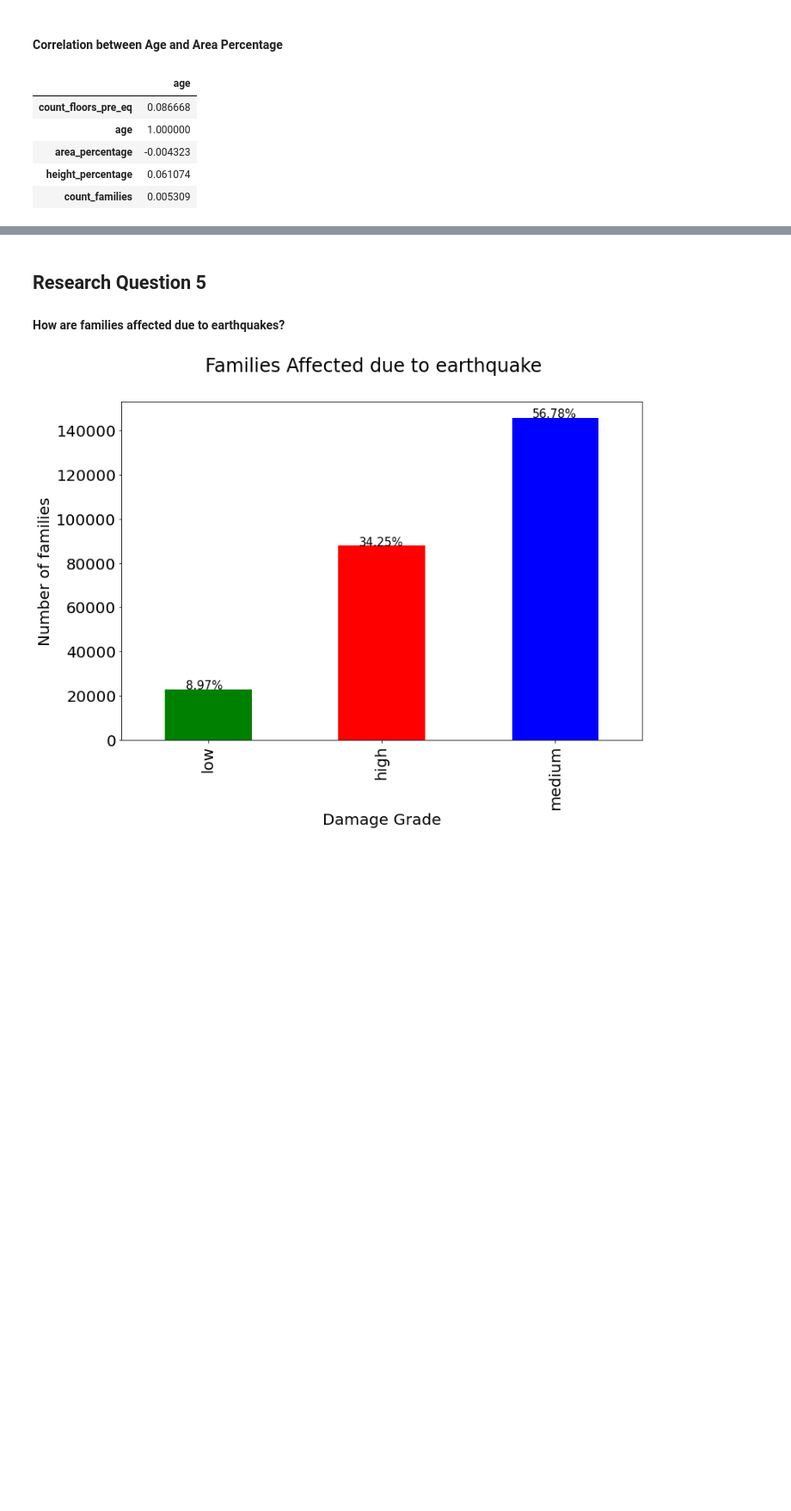
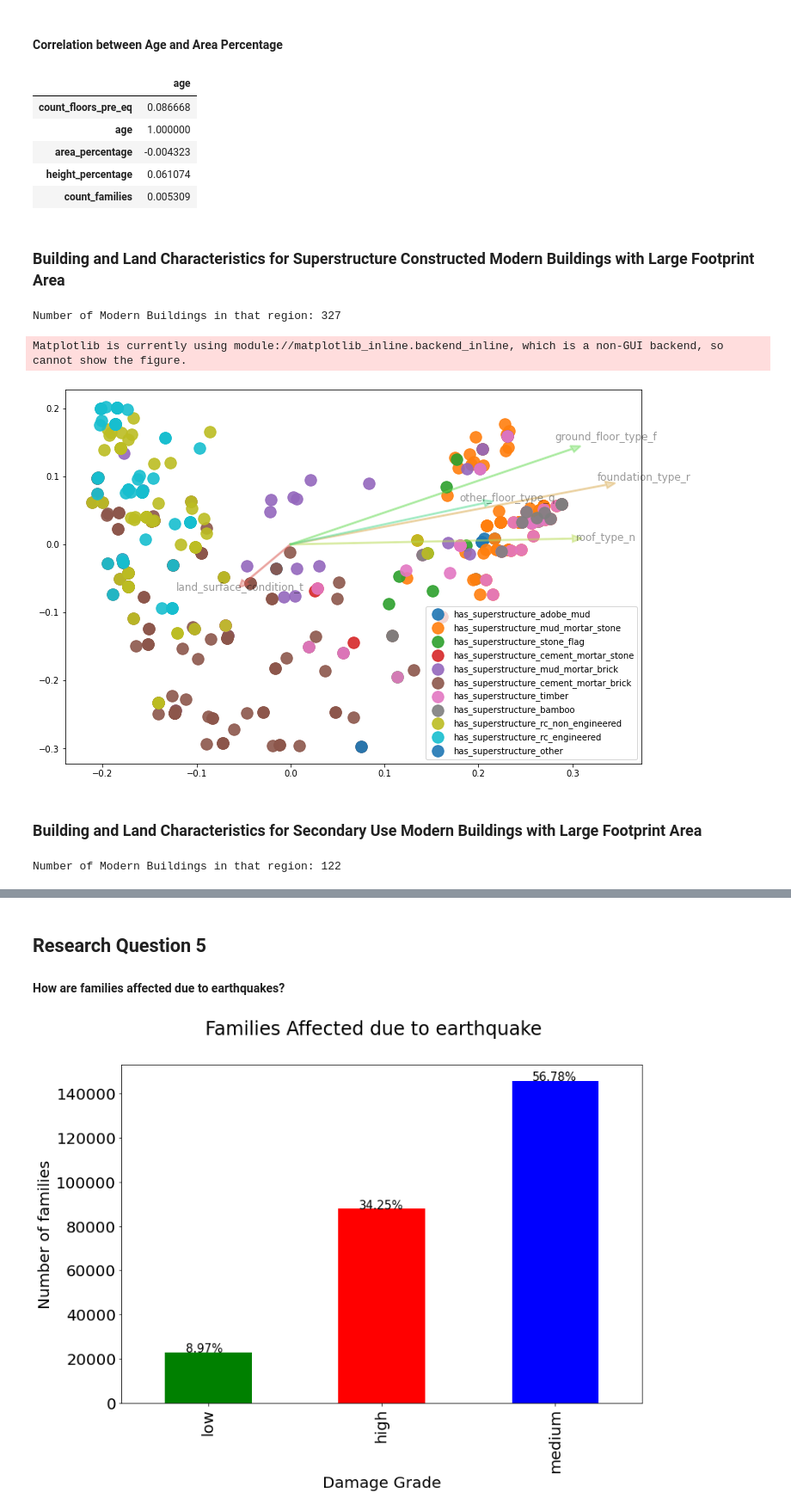
Before and after one commit to DS-Group22-ADP/Practical-Project, a Jupyter notebook: notebooks/Exploratory-Data-Analysis.ipynb, the cells around one changed output, grey strips where cells are left out. Shown at 86% size. Saved outputs shown, nothing was run; the diff lists cells and outputs as text; code cells hidden in the pictures; blank space fills up the shorter version.

```diff
--- a/notebooks/Exploratory-Data-Analysis.ipynb
+++ b/notebooks/Exploratory-Data-Analysis.ipynb
@@ -1165,3 +1283,5 @@ corr.iloc[:, [1]].style.background_gradient(cmap='coolwarm')
 | area_percentage | -0.004323 |
 | height_percentage | 0.061074 |
 | count_families | 0.005309 |
+# %% [markdown]
+### Building and Land Characteristics for Superstructure Constructed Modern Buildings with Large Footprint Area
@@ -1167,0 +1311,34 @@ corr.iloc[:, [1]].style.background_gradient(cmap='coolwarm')
+# %%
+print("Number of Modern Buildings in that region:", len(categorical_df))
+# %% [output]
+Number of Modern Buildings in that region: 327
+# %%
+def plot_scatter_plot_by_superstructures(X_pca, categorical_df, ax):
+    # scale Principal component 1
+    scalex = 0.5 / (X_pca[:,0].max() - X_pca[:,0].min())
+    # scale Principal component 2
+    scaley = 0.5 / (X_pca[:,1].max() - X_pca[:,1].min())
+    # 10 colors color pallette
+    new_palette = np.array(sns.color_palette(palette=None, n_colors=11))
+
+    ax.scatter(X_pca[categorical_df['has_superstructure_adobe_mud'] == 1,0] * scalex, X_pca[categorical_df['has_superstructure_adobe_mud'] == 1,1] * scaley, color=new_palette[0], label='has_superstructure_adobe_mud', alpha=0.9, s=180)
+    ax.scatter(X_pca[categorical_df['has_superstructure_mud_mortar_stone'] == 1,0] * scalex, X_pca[categorical_df['has_superstructure_mud_mortar_stone'] == 1,1] * scaley, color=new_palette[1], label='has_superstructure_mud_mortar_stone', alpha=0.9, s=180)
+    ax.scatter(X_pca[categorical_df['has_superstructure_stone_flag'] == 1,0] * scalex, X_pca[categorical_df['has_superstructure_stone_flag'] == 1,1] * scaley, color=new_palette[2], label='has_superstructure_stone_flag', alpha=0.9, s=180)
+    ax.scatter(X_pca[categorical_df['has_superstructure_cement_mortar_stone'] == 1,0] * scalex, X_pca[categorical_df['has_superstructure_cement_mortar_stone'] == 1,1] * scaley, color=new_palette[3], label='has_superstructure_cement_mortar_stone', alpha=0.9, s=180)
+    ax.scatter(X_pca[categorical_df['has_superstructure_mud_mortar_brick'] == 1,0] * scalex, X_pca[categorical_df['has_superstructure_mud_mortar_brick'] == 1,1] * scaley, color=new_palette[4], label='has_superstructure_mud_mortar_brick', alpha=0.9, s=180)
+    ax.scatter(X_pca[categorical_df['has_superstructure_cement_mortar_brick'] == 1,0] * scalex, X_pca[categorical_df['has_superstructure_cement_mortar_brick'] == 1,1] * scaley, color=new_palette[5], label='has_superstructure_cement_mortar_brick', alpha=0.9, s=180)
+    ax.scatter(X_pca[categorical_df['has_superstructure_timber'] == 1,0] * scalex, X_pca[categorical_df['has_superstructure_timber'] == 1,1] * scaley, color=new_palette[6], label='has_superstructure_timber', alpha=0.9, s=180)
+    ax.scatter(X_pca[categorical_df['has_superstructure_bamboo'] == 1,0] * scalex, X_pca[categorical_df['has_superstructure_bamboo'] == 1,1] * scaley, color=new_palette[7], label='has_superstructure_bamboo', alpha=0.9, s=180)
+    ax.scatter(X_pca[categorical_df['has_superstructure_rc_non_engineered'] == 1,0] * scalex, X_pca[categorical_df['has_superstructure_rc_non_engineered'] == 1,1] * scaley, color=new_palette[8], label='has_superstructure_rc_non_engineered', alpha=0.9, s=180)
+    ax.scatter(X_pca[categorical_df['has_superstructure_rc_engineered'] == 1,0] * scalex, X_pca[categorical_df['has_superstructure_rc_engineered'] == 1,1] * scaley, color=new_palette[9], label='has_superstructure_rc_engineered', alpha=0.9, s=180)
+    ax.scatter(X_pca[categorical_df['has_superstructure_other'] == 1,0] * scalex, X_pca[categorical_df['has_superstructure_other'] == 1,1] * scaley, color=new_palette[10], label='has_superstructure_other', alpha=0.9, s=180)
+    ax.legend(loc='best')
+
+fig, ax = plot_loadings_plot(plt, X_pca, categorical_df, eigen_vectors=(36,39,42,11,17))
+plot_scatter_plot_by_superstructures(X_pca, categorical_df, ax)
+fig.show()
+# %% [output]
+Matplotlib is currently using module://matplotlib_inline.backend_inline, which is a non-GUI backend, so cannot show the figure.
+[figure, added]
+# %% [markdown]
+### Building and Land Characteristics for Secondary Use Modern Buildings with Large Footprint Area
@@ -1167,0 +1367,4 @@ corr.iloc[:, [1]].style.background_gradient(cmap='coolwarm')
+# %%
+print("Number of Modern Buildings in that region:", len(categorical_df))
+# %% [output]
+Number of Modern Buildings in that region: 122
```
Also changed, not shown: parts of 19 cells of this notebook, 2 other files.
